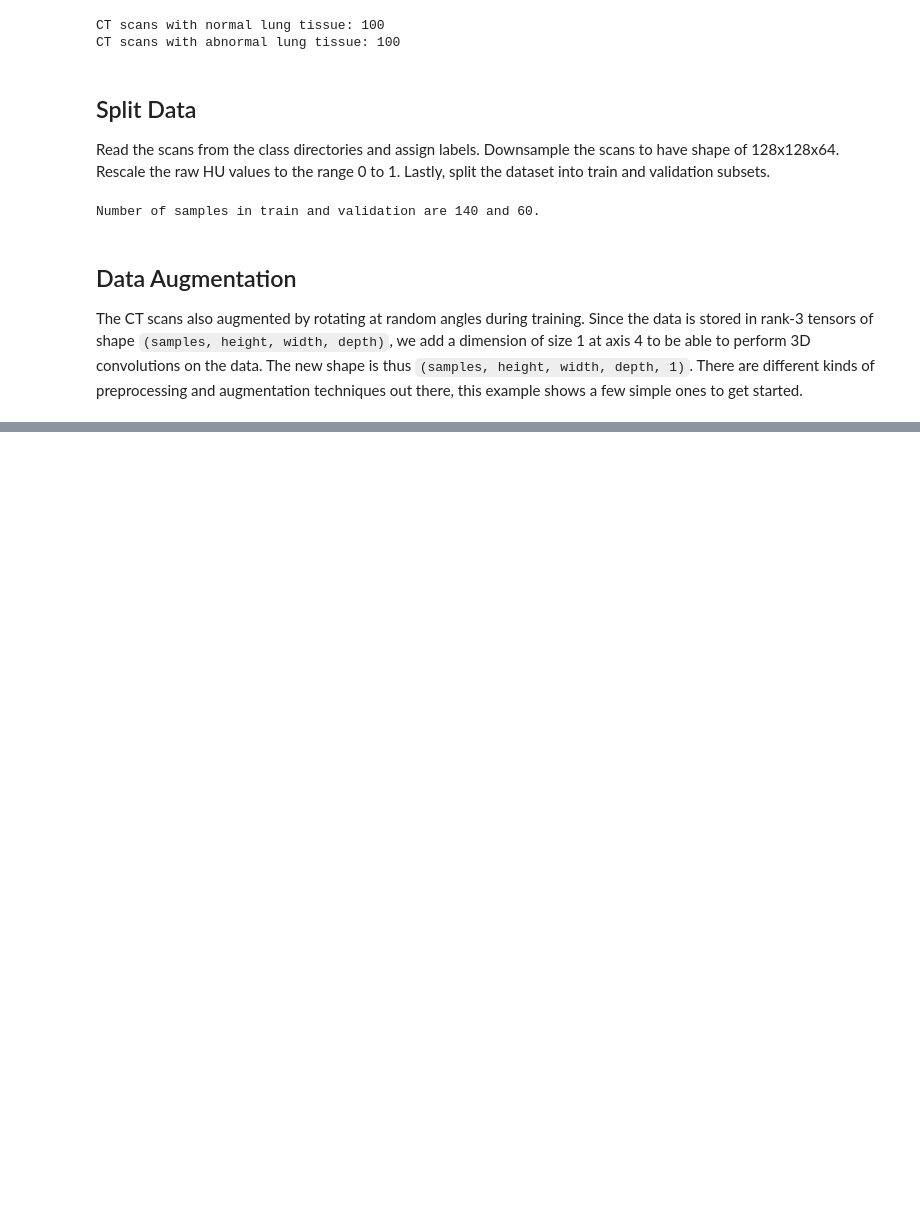
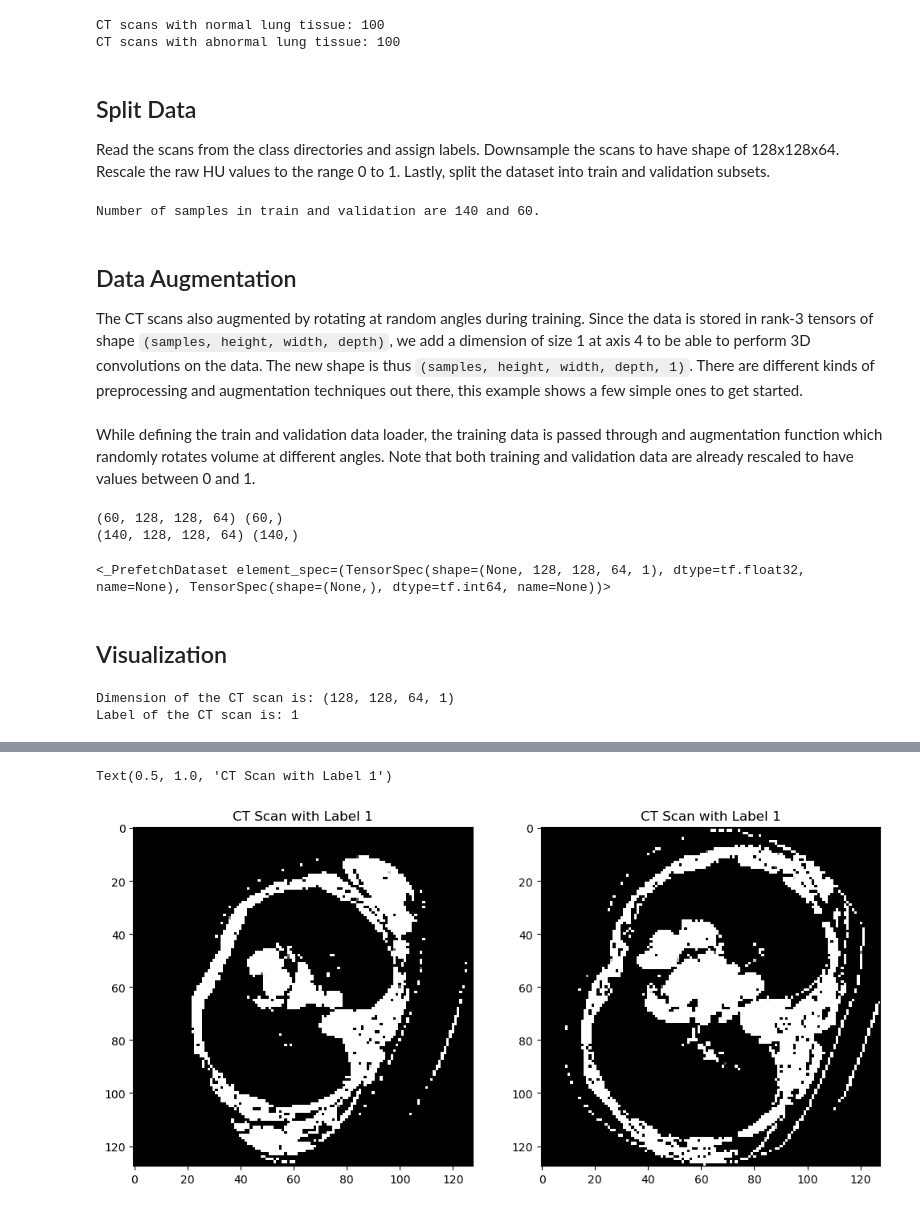
Before and after one commit to harpreetsinghsandhu021/Image-classification-on-CT-scans, a Jupyter notebook: image-classification-on-CT-scans.ipynb, the cells around one changed output, grey strips where cells are left out. Saved outputs shown, nothing was run; the diff lists cells and outputs as text; code cells hidden in the pictures; blank space fills up the shorter version.

```diff
--- a/image-classification-on-CT-scans.ipynb
+++ b/image-classification-on-CT-scans.ipynb
@@ -175,0 +174,6 @@ def rotate(volume):
+# %%
+def rotate(volume):
+    "Rotate the volume by few degrees"
+    augmented_volume = tf.numpy_function(func=scipy_rotate, inp=[volume],Tout=tf.float32)
+    augmented_volume.set_shape(volume.shape)
+    return augmented_volume
@@ -175,0 +195,58 @@ def rotate(volume):
+# %% [markdown]
+While defining the train and validation data loader, the training data is passed through
+and augmentation function which randomly rotates volume at different angles. Note that both
+training and validation data are already rescaled to have values between 0 and 1.
+# %%
+print(x_val.shape, y_val.shape)
+print(X_train.shape, y_train.shape)
+# %% [output]
+(60, 128, 128, 64) (60,)
+(140, 128, 128, 64) (140,)
+# %%
+train_loader = tf.data.Dataset.from_tensor_slices((X_train, y_train))
+validation_loader = tf.data.Dataset.from_tensor_slices((x_val, y_val))
+
+batch_size = 2
+
+# Augment data on the fly
+train_dataset = (
+    train_loader
+    .shuffle(len(X_train))
+    .map(train_preprocessing)
+    .batch(batch_size)
+    .prefetch(batch_size)
+)
+
+validation_dataset = (
+    validation_loader
+    .shuffle(len(x_val))
+    .map(validation_preprocessing)
+    .batch(batch_size)
+    .prefetch(batch_size)
+)
+# %%
+train_dataset
+# %% [output]
+<_PrefetchDataset element_spec=(TensorSpec(shape=(None, 128, 128, 64, 1), dtype=tf.float32, name=None), TensorSpec(shape=(None,), dtype=tf.int64, name=None))>
+# %% [markdown]
+## Visualization
+# %%
+data = train_dataset.take(1)
+images, labels = list(data)[0]
+images = images.numpy()
+image0 = images[0]
+image1 = images[1]
+print("Dimension of the CT scan is:", image.shape)
+print("Label of the CT scan is:", labels[1].numpy())
+
+
+fig, (ax1, ax2) = plt.subplots(1,2, figsize=(12, 15))
+
+ax1.imshow(np.squeeze(image0[:, :, 30]), cmap="gray")
+ax1.set_title(f"CT Scan with Label {labels[0].numpy()}")
+
+ax2.imshow(np.squeeze(image1[:, :, 30]), cmap="gray")
+ax2.set_title(f"CT Scan with Label {labels[1].numpy()}")
+# %% [output]
+Dimension of the CT scan is: (128, 128, 64, 1)
+Label of the CT scan is: 1
@@ -175,0 +254,2 @@ def rotate(volume):
+Text(0.5, 1.0, 'CT Scan with Label 1')
+[figure, added]
```
Also changed, not shown: parts of 27 cells of this notebook, 1 other file.
